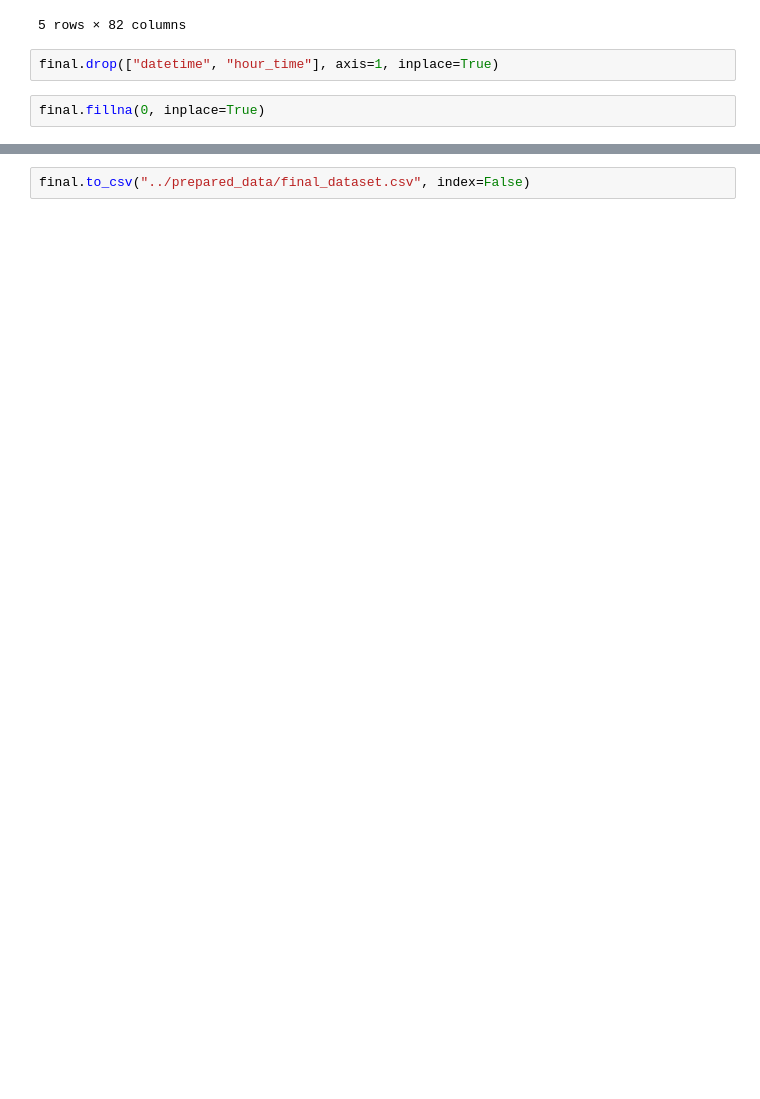
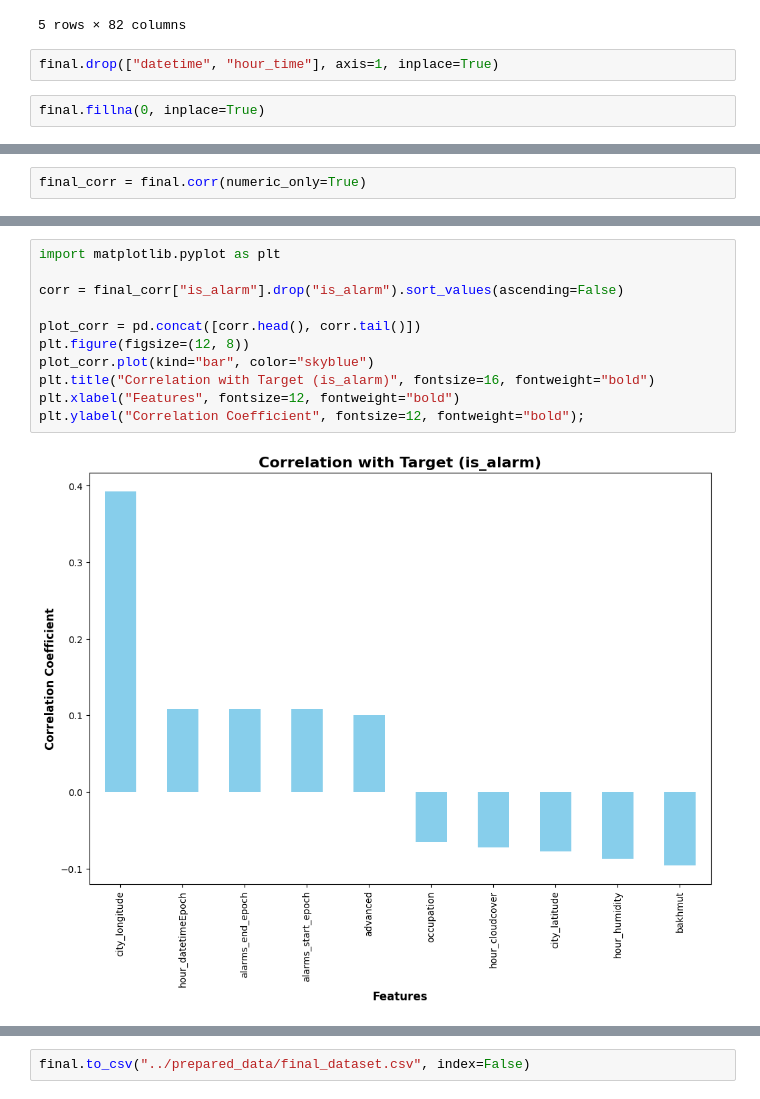
Before and after one commit to KonchakivskyiDanylo/PythonForDs, a Jupyter notebook: data_analysis/merge_datasets.ipynb, the cells around one changed output, grey strips where cells are left out. Drawn from its saved outputs; the diff is of its cells as text; blank space fills up the shorter version.

Commit message:
merge_datasets.ipynb added correlation for target features

```diff
--- a/data_analysis/merge_datasets.ipynb
+++ b/data_analysis/merge_datasets.ipynb
@@ -289,0 +294,2 @@ final.fillna(0, inplace=True)
+# %%
+final_corr = final.corr(numeric_only=True)
@@ -289,0 +305,13 @@ final.fillna(0, inplace=True)
+# %%
+import matplotlib.pyplot as plt
+
+corr = final_corr["is_alarm"].drop("is_alarm").sort_values(ascending=False)
+
+plot_corr = pd.concat([corr.head(), corr.tail()])
+plt.figure(figsize=(12, 8))
+plot_corr.plot(kind="bar", color="skyblue")
+plt.title("Correlation with Target (is_alarm)", fontsize=16, fontweight="bold")
+plt.xlabel("Features", fontsize=12, fontweight="bold")
+plt.ylabel("Correlation Coefficient", fontsize=12, fontweight="bold");
+# %% [output]
+[figure, added]
```
Also changed, not shown: parts of 8 cells of this notebook.
